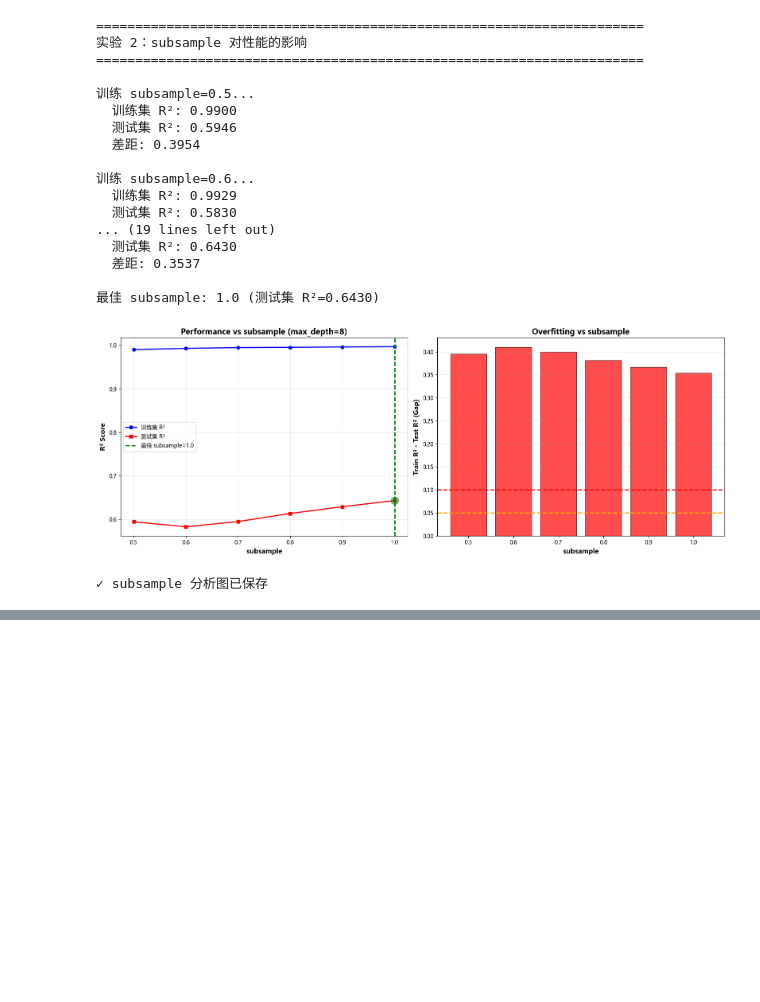
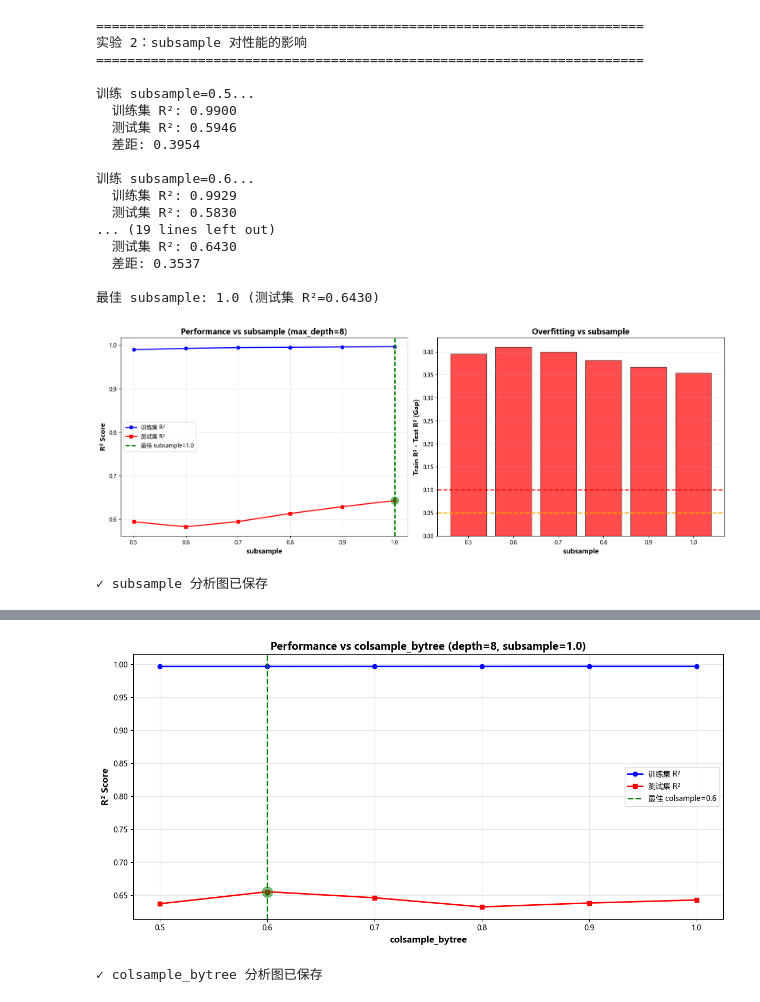
Before and after one commit to Ilikebubu/matbench-dielectric, a Jupyter notebook: notebooks/day16_xgb_tree_params.ipynb, the cells around one changed output, grey strips where cells are left out. Cells and saved outputs as stored; diff of their text form; code cells hidden in the pictures; blank space fills up the shorter version.

```diff
--- a/notebooks/day16_xgb_tree_params.ipynb
+++ b/notebooks/day16_xgb_tree_params.ipynb
@@ -175,6 +176,7 @@ for sub in subsamples:
         max_depth=best_depth,
         subsample=sub,
         n_estimators=100,
+        tree_method='hist',  # 直方图算法，快 5-10 倍
         random_state=42,
         n_jobs=-1
     )
@@ -257,3 +259,70 @@ print("\n✓ subsample 分析图已保存")
 最佳 subsample: 1.0 (测试集 R²=0.6430)
 [figure]
 ✓ subsample 分析图已保存
+# %%
+#colsample_bytree 的影响
+print("\n" + "="*70)
+print("实验 3：colsample_bytree 对性能的影响")
+print("="*70)
+
+# 测试不同的 colsample_bytree
+colsamples = [0.5, 0.6, 0.7, 0.8, 0.9, 1.0]
+colsample_train_scores = []
+colsample_test_scores = []
+
+for col in colsamples:
+    print(f"\n训练 colsample_bytree={col}...")
+
+    model = xgb.XGBRegressor(
+        max_depth=best_depth,
+        subsample=best_subsample,
+        colsample_bytree=col,
+        n_estimators=100,
+        tree_method='hist',  # 直方图算法，快 5-10 倍
+        random_state=42,
+        n_jobs=-1
+    )
+
+    model.fit(X_train, y_train, verbose=False)
+
+    train_r2 = model.score(X_train, y_train)
+    test_r2 = model.score(X_test, y_test)
+
+    colsample_train_scores.append(train_r2)
+    colsample_test_scores.append(test_r2)
+
+    print(f"  训练集 R²: {train_r2:.4f}")
+    print(f"  测试集 R²: {test_r2:.4f}")
+    print(f"  差距: {train_r2 - test_r2:.4f}")
+
+# 找到最佳 colsample_bytree
+best_colsample_idx = np.argmax(colsample_test_scores)
+best_colsample = colsamples[best_colsample_idx]
+best_colsample_test_r2 = colsample_test_scores[best_colsample_idx]
+
+print(f"\n最佳 colsample_bytree: {best_colsample} (测试集 R²={best_colsample_test_r2:.4f})")
+
+# 可视化
+plt.figure(figsize=(12, 6))
+
+plt.plot(colsamples, colsample_train_scores, marker='o', linewidth=2,
+         label='训练集 R²', color='blue')
+plt.plot(colsamples, colsample_test_scores, marker='s', linewidth=2,
+         label='测试集 R²', color='red')
+plt.axvline(best_colsample, color='green', linestyle='--', linewidth=2,
+            label=f'最佳 colsample={best_colsample}')
+plt.scatter(best_colsample, best_colsample_test_r2, s=200, color='green', zorder=5, alpha=0.5)
+
+plt.xlabel('colsample_bytree', fontsize=12, fontweight='bold')
+plt.ylabel('R² Score', fontsize=12, fontweight='bold')
+plt.title(f'Performance vs colsample_bytree (depth={best_depth}, subsample={best_subsample})',
+          fontsize=14, fontweight='bold')
+plt.legend()
+plt.grid(True, alpha=0.3)
+
+plt.tight_layout()
+plt.savefig('../figures/day16_xgb_colsample_analysis.png', dpi=300, bbox_inches='tight')
+plt.show()
+
+print("\n✓ colsample_bytree 分析图已保存")
+# %% [output]
@@ -259,0 +346,2 @@ print("\n✓ subsample 分析图已保存")
+[figure, added]
+✓ colsample_bytree 分析图已保存
```
Also changed, not shown: parts of 4 cells of this notebook, 4 other files.
